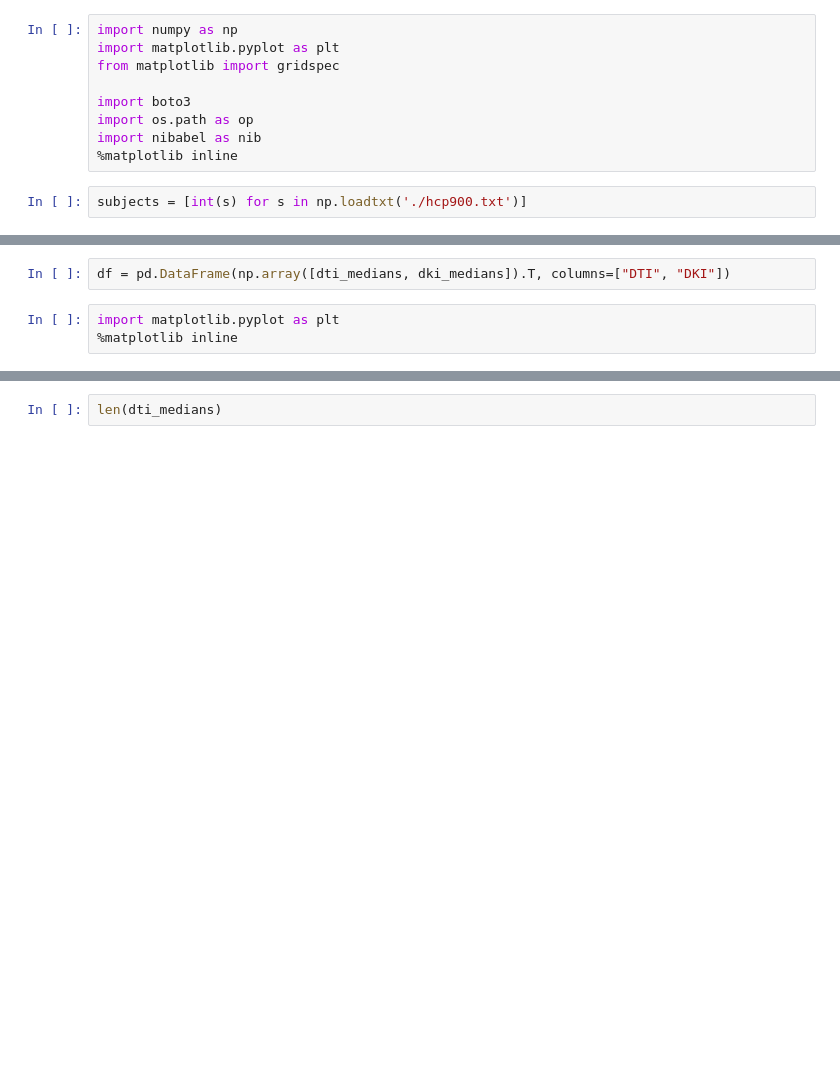
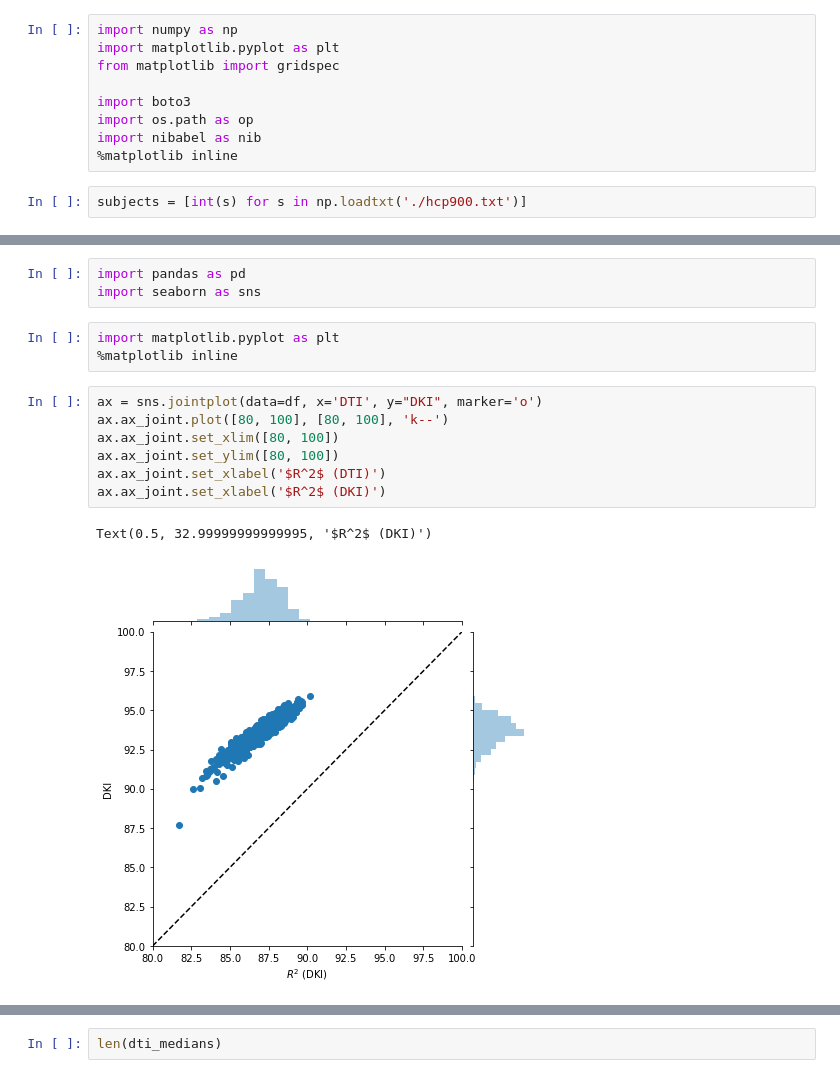
Before and after one commit to arokem/dki-accuracy-reliability, a Jupyter notebook: plot-cod.ipynb, the cells around one changed output, grey strips where cells are left out. Drawn from its saved outputs; the diff is of its cells as text; blank space fills up the shorter version.

```diff
--- a/plot-cod.ipynb
+++ b/plot-cod.ipynb
@@ -68,8 +61,19 @@ Subject 996782 works fine!
-# %%
-df = pd.DataFrame(np.array([dti_medians, dki_medians]).T, columns=["DTI", "DKI"])
+# %%
+import pandas as pd
+import seaborn as sns
 # %%
 import matplotlib.pyplot as plt
 %matplotlib inline
+# %%
+ax = sns.jointplot(data=df, x='DTI', y="DKI", marker='o')
+ax.ax_joint.plot([80, 100], [80, 100], 'k--')
+ax.ax_joint.set_xlim([80, 100])
+ax.ax_joint.set_ylim([80, 100])
+ax.ax_joint.set_xlabel('$R^2$ (DTI)')
+ax.ax_joint.set_xlabel('$R^2$ (DKI)')
+# %% [output]
+Text(0.5, 32.99999999999995, '$R^2$ (DKI)')
+[figure, added]
 # %%
 fig, ax = plt.subplots()
 gs = gridspec.GridSpec(2, 2, width_ratios=[3,1], height_ratios=[3,1])
```
Also changed, not shown: parts of 6 cells of this notebook, 1 other file.
